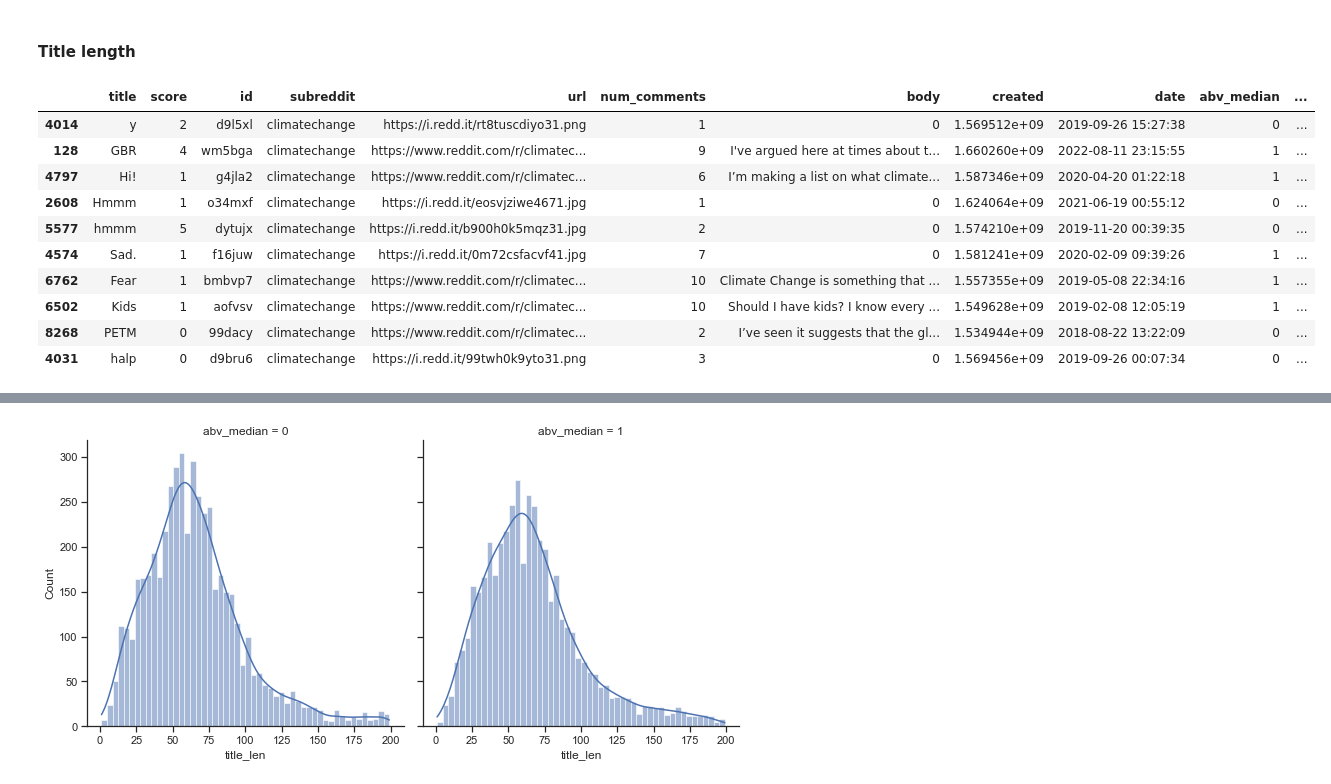
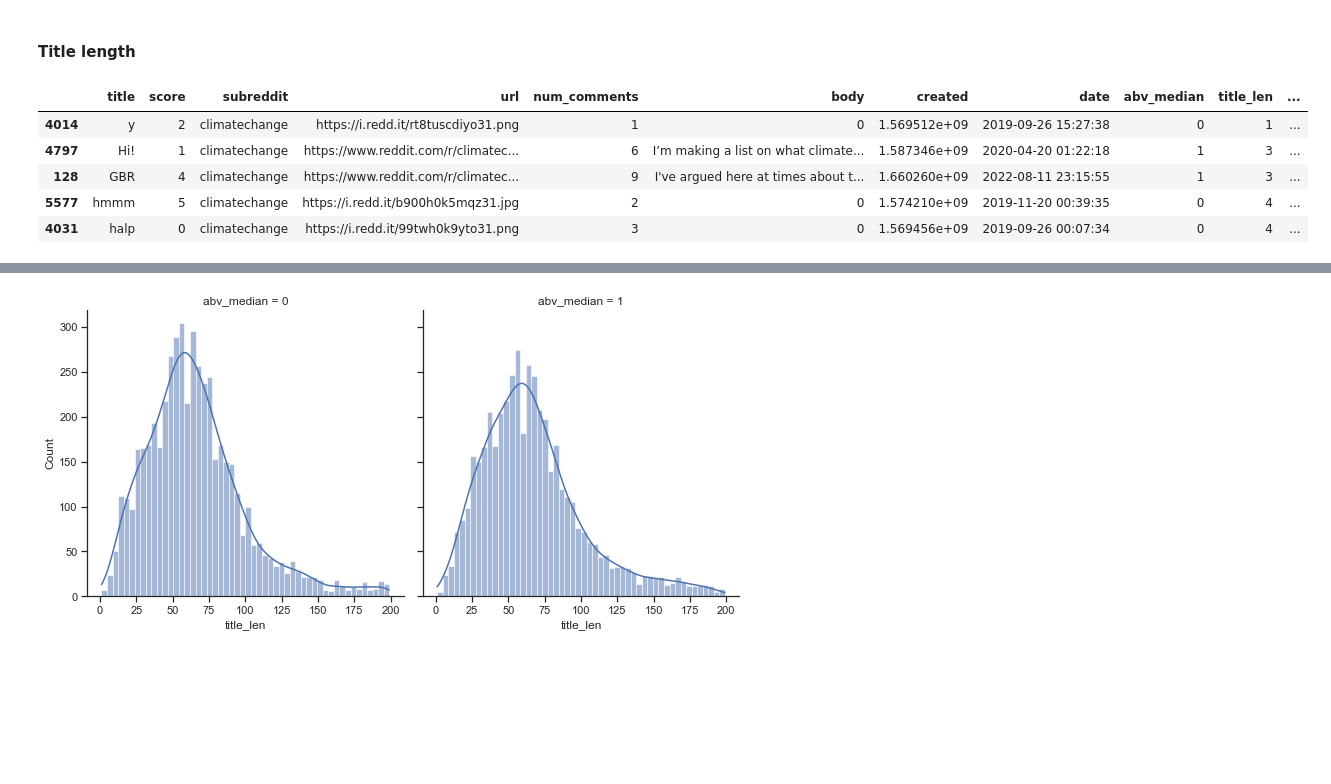
Before and after one commit to lara-es/reddit_nlp_classification, a Jupyter notebook: EDA_Cleaning_Vis.ipynb, the cells around one changed output, grey strips where cells are left out. Drawn from its saved outputs; the diff is of its cells as text; code cells hidden in the pictures; blank space fills up the shorter version.

```diff
--- a/EDA_Cleaning_Vis.ipynb
+++ b/EDA_Cleaning_Vis.ipynb
@@ -226,20 +227,15 @@ Name: num_comments, Length: 10038, dtype: int64
 # %% [markdown]
 #### Title length
 # %%
-# Looking at shortest titles:
-climate.sort_values(by='title_len')[:10]
+# Looking at shortest titles to makes sure they are valid:
+climate.sort_values(by='title_len')[:5]
 # %% [output]
-|  | title | score | id | subreddit | url | num_comments | body | created | date | abv_median | ... |
-| 4014 | y | 2 | d9l5xl | climatechange | https://i.redd.it/rt8tuscdiyo31.png | 1 | 0 | 1.569512e+09 | 2019-09-26 15:27:38 | 0 | ... |
-| 128 | GBR | 4 | wm5bga | climatechange | https://www.reddit.com/r/climatec... | 9 | I've argued here at times about t... | 1.660260e+09 | 2022-08-11 23:15:55 | 1 | ... |
-| 4797 | Hi! | 1 | g4jla2 | climatechange | https://www.reddit.com/r/climatec... | 6 | I’m making a list on what climate... | 1.587346e+09 | 2020-04-20 01:22:18 | 1 | ... |
-| 2608 | Hmmm | 1 | o34mxf | climatechange | https://i.redd.it/eosvjziwe4671.jpg | 1 | 0 | 1.624064e+09 | 2021-06-19 00:55:12 | 0 | ... |
-| 5577 | hmmm | 5 | dytujx | climatechange | https://i.redd.it/b900h0k5mqz31.jpg | 2 | 0 | 1.574210e+09 | 2019-11-20 00:39:35 | 0 | ... |
-| 4574 | Sad. | 1 | f16juw | climatechange | https://i.redd.it/0m72csfacvf41.jpg | 7 | 0 | 1.581241e+09 | 2020-02-09 09:39:26 | 1 | ... |
-| 6762 | Fear | 1 | bmbvp7 | climatechange | https://www.reddit.com/r/climatec... | 10 | Climate Change is something that ... | 1.557355e+09 | 2019-05-08 22:34:16 | 1 | ... |
-| 6502 | Kids | 1 | aofvsv | climatechange | https://www.reddit.com/r/climatec... | 10 | Should I have kids? I know every ... | 1.549628e+09 | 2019-02-08 12:05:19 | 1 | ... |
-| 8268 | PETM | 0 | 99dacy | climatechange | https://www.reddit.com/r/climatec... | 2 | I’ve seen it suggests that the gl... | 1.534944e+09 | 2018-08-22 13:22:09 | 0 | ... |
-| 4031 | halp | 0 | d9bru6 | climatechange | https://i.redd.it/99twh0k9yto31.png | 3 | 0 | 1.569456e+09 | 2019-09-26 00:07:34 | 0 | ... |
+|  | title | score | subreddit | url | num_comments | body | created | date | abv_median | title_len | ... |
+| 4014 | y | 2 | climatechange | https://i.redd.it/rt8tuscdiyo31.png | 1 | 0 | 1.569512e+09 | 2019-09-26 15:27:38 | 0 | 1 | ... |
+| 4797 | Hi! | 1 | climatechange | https://www.reddit.com/r/climatec... | 6 | I’m making a list on what climate... | 1.587346e+09 | 2020-04-20 01:22:18 | 1 | 3 | ... |
+| 128 | GBR | 4 | climatechange | https://www.reddit.com/r/climatec... | 9 | I've argued here at times about t... | 1.660260e+09 | 2022-08-11 23:15:55 | 1 | 3 | ... |
+| 5577 | hmmm | 5 | climatechange | https://i.redd.it/b900h0k5mqz31.jpg | 2 | 0 | 1.574210e+09 | 2019-11-20 00:39:35 | 0 | 4 | ... |
+| 4031 | halp | 0 | climatechange | https://i.redd.it/99twh0k9yto31.png | 3 | 0 | 1.569456e+09 | 2019-09-26 00:07:34 | 0 | 4 | ... |
 # %%
 # Title length by whether above or below median:
 sns.displot(data=climate, x="title_len", kde=True, col='abv_median');
```
Also changed, not shown: parts of 32 cells of this notebook, 7 other files.
